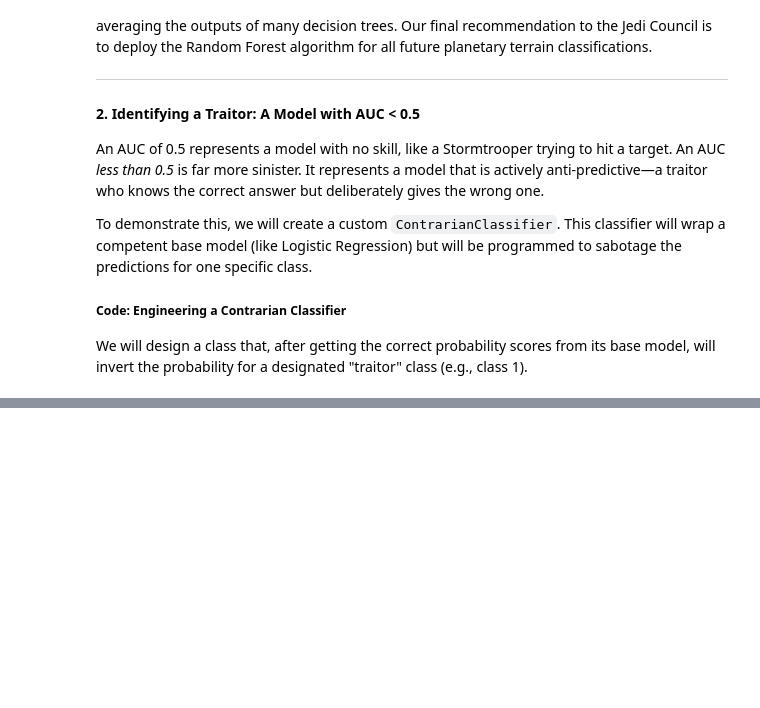
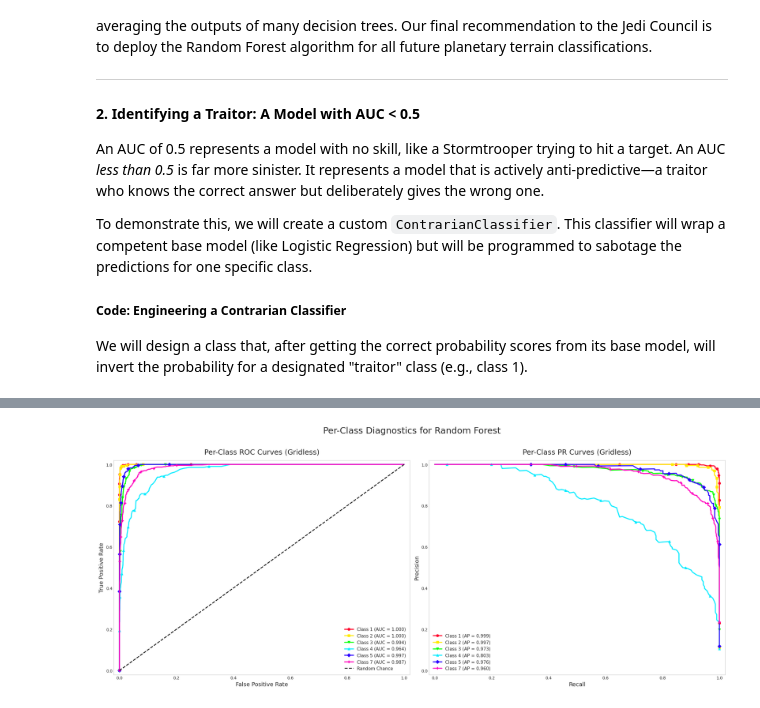
Before and after one commit to shriprasad15/DA5401-JUL-NOV-2025-assignment-7-shriprasad15, a Jupyter notebook: da25e054.ipynb, the cells around one changed output, grey strips where cells are left out. Cells and saved outputs as stored; diff of their text form; code cells hidden in the pictures; blank space fills up the shorter version.

```diff
--- a/da25e054.ipynb
+++ b/da25e054.ipynb
@@ -648,0 +634,89 @@ The visualization confirms our suspicions. For Class 1, the `ContrarianClassifie
+# %%
+import matplotlib.pyplot as plt
+from sklearn.metrics import (
+    roc_curve, auc,
+    precision_recall_curve, average_precision_score,
+    classification_report, confusion_matrix, ConfusionMatrixDisplay
+)
+import numpy as np
+
+colors = plt.cm.get_cmap('gist_rainbow', n_classes)
+markers = ['o', 's', 'v', '^', 'D', 'P']
+plt.style.use('seaborn-v0_8-whitegrid')
+
+fig, axes = plt.subplots(1, 2, figsize=(22, 9))
+
+for i, class_name in enumerate(le.classes_):
+    y_true_binary = (y_test_encoded == i)
+    y_score_class = y_probas_elite["Random Forest"][:, i]
+
+    fpr, tpr, _ = roc_curve(y_true_binary, y_score_class)
+    roc_auc = auc(fpr, tpr)
+
+    axes[0].plot(
+        fpr, tpr,
+        color=colors(i),
+        lw=2.5,
+        label=f'Class {class_name} (AUC = {roc_auc:.3f})',
+        marker=markers[i],
+        markevery=int(len(fpr) * 0.1) + 1
+    )
+
+axes[0].set_title('Per-Class ROC Curves (Gridless)', fontsize=18, pad=15)
+axes[0].set_xlabel('False Positive Rate', fontsize=14)
+axes[0].set_ylabel('True Positive Rate', fontsize=14)
+axes[0].plot([0, 1], [0, 1], 'k--', lw=2, label='Random Chance')
+axes[0].legend(fontsize=11, loc='lower right')
+axes[0].set_xlim([-0.02, 1.02])
+axes[0].set_ylim([-0.02, 1.02])
+axes[0].grid(False)
+
+
+for i, class_name in enumerate(le.classes_):
+    y_true_binary = (y_test_encoded == i)
+    y_score_class = y_probas_elite["Random Forest"][:, i]
+
+    precision, recall, _ = precision_recall_curve(y_true_binary, y_score_class)
+    ap_score = average_precision_score(y_true_binary, y_score_class)
+
+    axes[1].plot(
+        recall, precision,
+        color=colors(i),
+        lw=2.5,
+        label=f'Class {class_name} (AP = {ap_score:.3f})',
+        marker=markers[i],
+        markevery=int(len(recall) * 0.1) + 1
+    )
+
+axes[1].set_title('Per-Class PR Curves (Gridless)', fontsize=18, pad=15)
+axes[1].set_xlabel('Recall', fontsize=14)
+axes[1].set_ylabel('Precision', fontsize=14)
+axes[1].legend(fontsize=11, loc='best')
+axes[1].set_xlim([-0.02, 1.02])
+axes[1].set_ylim([-0.02, 1.02])
+axes[1].grid(False)
+
+plt.suptitle('Per-Class Diagnostics for Random Forest', fontsize=22, y=1.02)
+plt.tight_layout()
+plt.show()
+
+
+y_pred_rf_encoded = models_elite["Random Forest"].predict(X_test_scaled)
+
+print("--- Classification Report for Random Forest ---")
+print(classification_report(y_test_encoded, y_pred_rf_encoded, target_names=[str(c) for c in le.classes_]))
+
+cm = confusion_matrix(y_test_encoded, y_pred_rf_encoded)
+disp = ConfusionMatrixDisplay(confusion_matrix=cm, display_labels=le.classes_)
+
+fig, ax = plt.subplots(figsize=(10, 10))
+disp.plot(
+    ax=ax,
+    cmap='Blues',
+    values_format='d'
+)
+ax.grid(False)
+ax.set_title('Confusion Matrix Heatmap (XGBoost)', fontsize=18, pad=20)
+plt.show()
+# %% [output]
+[figure, added]
```
Also changed, not shown: parts of 25 cells of this notebook.
